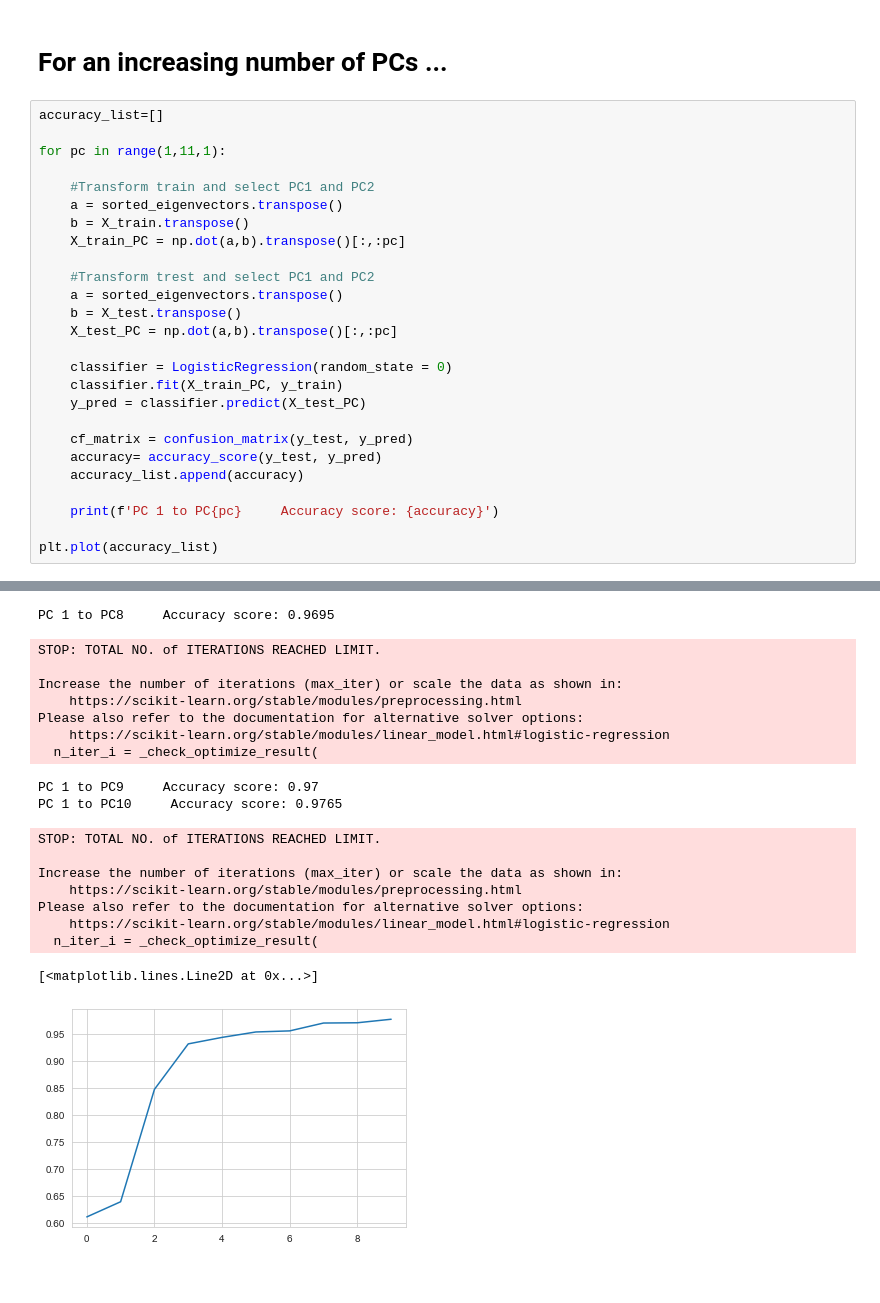
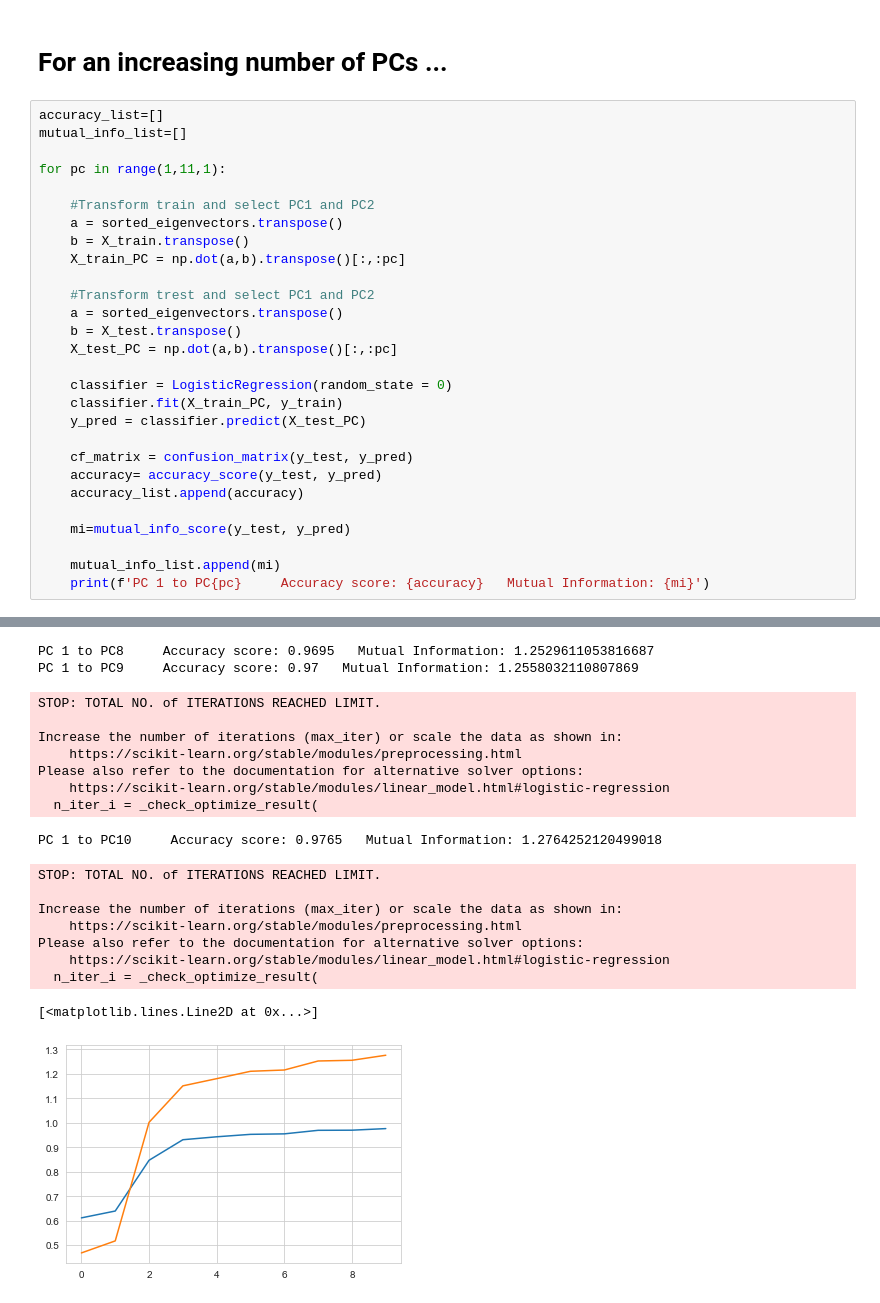
Before and after one commit to ansuini/dottorato_AI_area, a Jupyter notebook: Ex2/logistic_regression_ex2.ipynb, the cells around one changed output, grey strips where cells are left out. Cells and saved outputs as stored; diff of their text form.

Commit message:
mutual information

```diff
--- a/Ex2/logistic_regression_ex2.ipynb
+++ b/Ex2/logistic_regression_ex2.ipynb
@@ -208,6 +208,7 @@ plt.show()
 # For an increasing number of PCs ...
 # %%
 accuracy_list=[]
+mutual_info_list=[]
 
 for pc in range(1,11,1):
 
@@ -229,7 +230,8 @@ for pc in range(1,11,1):
     accuracy= accuracy_score(y_test, y_pred)
     accuracy_list.append(accuracy)
 
-    print(f'PC 1 to PC{pc}     Accuracy score: {accuracy}')
+    mi=mutual_info_score(y_test, y_pred)
 
-plt.plot(accuracy_list)
+    mutual_info_list.append(mi)
+    print(f'PC 1 to PC{pc}     Accuracy score: {accuracy}   Mutual Information: {mi}')
 # %% [output]
@@ -243,26 +245,26 @@ PC 1 to PC7     Accuracy score: 0.955
 STOP: TOTAL NO. of ITERATIONS REACHED LIMIT.
 
 Increase the number of iterations (max_iter) or scale the data as shown in:
     https://scikit-learn.org/stable/modules/preprocessing.html
 Please also refer to the documentation for alternative solver options:
     https://scikit-learn.org/stable/modules/linear_model.html#logistic-regression
   n_iter_i = _check_optimize_result(
-PC 1 to PC8     Accuracy score: 0.9695
+PC 1 to PC8     Accuracy score: 0.9695   Mutual Information: 1.2529611053816687
+PC 1 to PC9     Accuracy score: 0.97   Mutual Information: 1.2558032110807869
 STOP: TOTAL NO. of ITERATIONS REACHED LIMIT.
 
 Increase the number of iterations (max_iter) or scale the data as shown in:
     https://scikit-learn.org/stable/modules/preprocessing.html
 Please also refer to the documentation for alternative solver options:
     https://scikit-learn.org/stable/modules/linear_model.html#logistic-regression
   n_iter_i = _check_optimize_result(
-PC 1 to PC9     Accuracy score: 0.97
-PC 1 to PC10     Accuracy score: 0.9765
+PC 1 to PC10     Accuracy score: 0.9765   Mutual Information: 1.2764252120499018
 STOP: TOTAL NO. of ITERATIONS REACHED LIMIT.
 
 Increase the number of iterations (max_iter) or scale the data as shown in:
     https://scikit-learn.org/stable/modules/preprocessing.html
 Please also refer to the documentation for alternative solver options:
     https://scikit-learn.org/stable/modules/linear_model.html#logistic-regression
   n_iter_i = _check_optimize_result(
 [<matplotlib.lines.Line2D at 0x...>]
-[figure, old version]
+[figure, new version]
```
Also changed, not shown: parts of 7 cells of this notebook.
